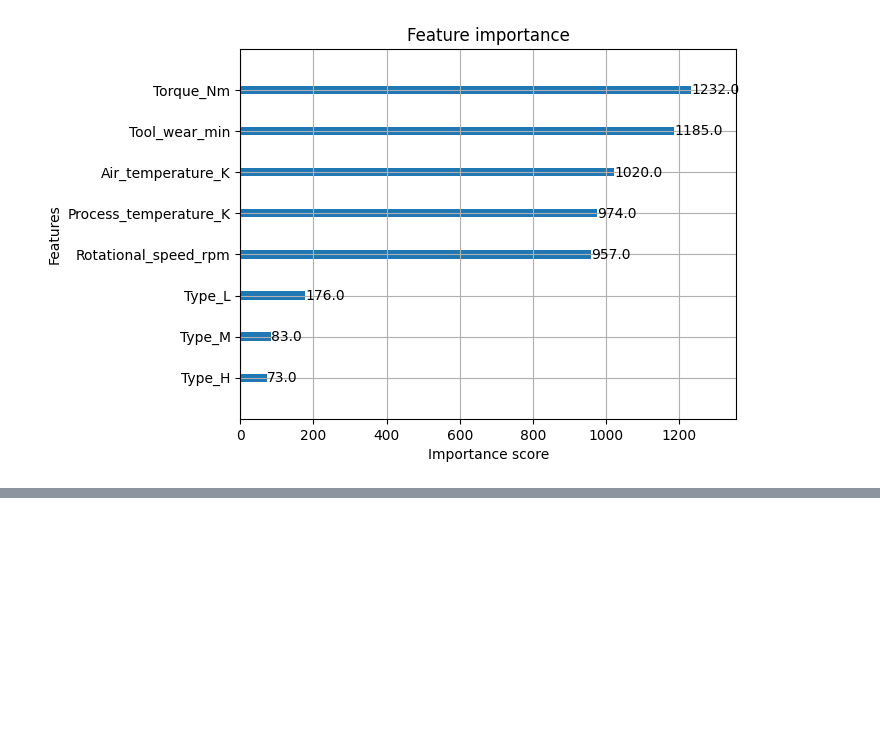
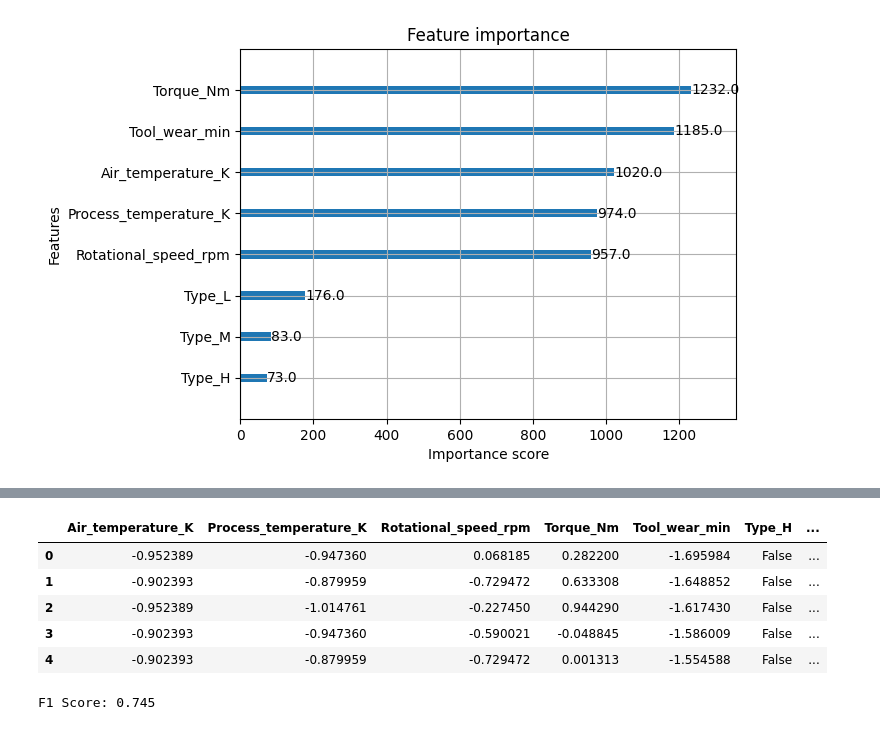
Before and after one commit to INFO-523-SU25/final-project-castro, a Jupyter notebook: src/Model_Training_PDM.ipynb, the cells around one changed output, grey strips where cells are left out. Cells and saved outputs as stored; diff of their text form; code cells hidden in the pictures; blank space fills up the shorter version.

```diff
--- a/src/Model_Training_PDM.ipynb
+++ b/src/Model_Training_PDM.ipynb
@@ -714,0 +791,13 @@ plt.show()
+# %%
+# Create new feature calculating the distance to the center of the cluster
+all_distances = kmeans.transform(X_cl)
+assigned_distances = all_distances[np.arange(len(X_cl)), labels]
+X['dist_cluster_center'] = assigned_distances
+X.head()
+# %% [output]
+|  | Air_temperature_K | Process_temperature_K | Rotational_speed_rpm | Torque_Nm | Tool_wear_min | Type_H | ... |
+| 0 | -0.952389 | -0.947360 | 0.068185 | 0.282200 | -1.695984 | False | ... |
+| 1 | -0.902393 | -0.879959 | -0.729472 | 0.633308 | -1.648852 | False | ... |
+| 2 | -0.952389 | -1.014761 | -0.227450 | 0.944290 | -1.617430 | False | ... |
+| 3 | -0.902393 | -0.947360 | -0.590021 | -0.048845 | -1.586009 | False | ... |
+| 4 | -0.902393 | -0.879959 | -0.729472 | 0.001313 | -1.554588 | False | ... |
@@ -714,0 +806,17 @@ plt.show()
+# %%
+scale_pos_weight = (len(y0) - np.sum(y0)) / np.sum(y0) #Intent is to give more weight to the minority class (1s on this case)
+
+xgmodel_k = xgb.XGBClassifier(
+    scale_pos_weight=scale_pos_weight,
+    use_label_encoder=False,
+    eval_metric='logloss',
+    random_state=42
+)
+
+xgmodel_k.fit(X_traink, y_traink)
+y_pred_k = xgmodel_k.predict(X_testk)
+
+f1 = f1_score(y_testk, y_pred_k)
+print(f"F1 Score: {f1:.3f}")
+# %% [output]
+F1 Score: 0.745
```
Also changed, not shown: parts of 19 cells of this notebook, 20 other files.
